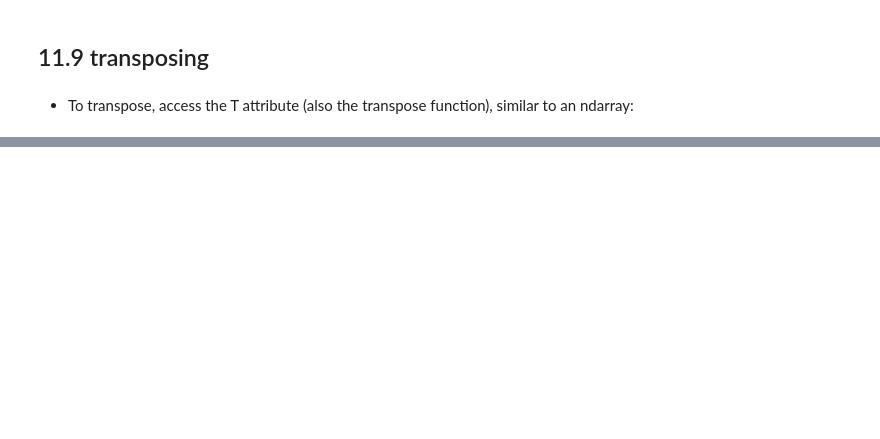
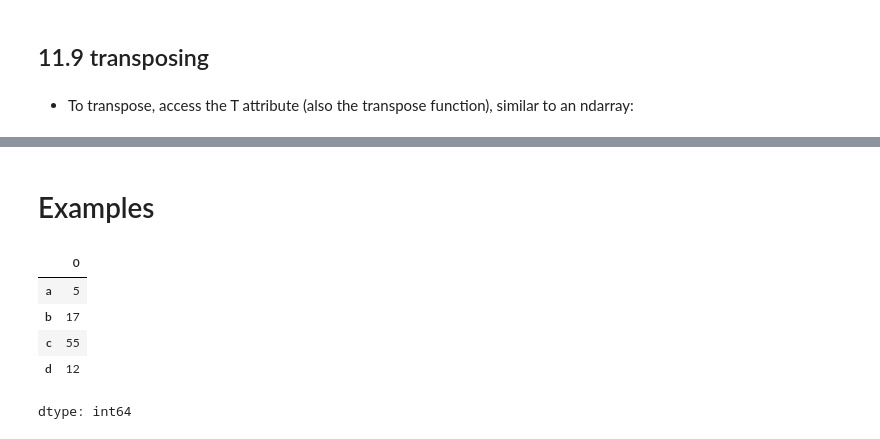
Before and after one commit to IAT-ExploringAI-2025/Week1-Intro-to-Python, a Jupyter notebook: Introduction_to_Python.ipynb, the cells around one changed output, grey strips where cells are left out. Saved outputs shown, nothing was run; the diff lists cells and outputs as text; code cells hidden in the pictures; blank space fills up the shorter version.

```diff
--- a/Introduction_to_Python.ipynb
+++ b/Introduction_to_Python.ipynb
@@ -1343,0 +1471,13 @@ df[:4].T
+# %% [markdown]
+<h1>Examples</h1>
+# %%
+gg = {'a': 5, 'b': 17, 'c':55, 'd':12}
+
+pd.Series(gg, index=['a','b','c','d'])
+# %% [output]
+|  | 0 |
+| a | 5 |
+| b | 17 |
+| c | 55 |
+| d | 12 |
+dtype: int64
```
Also changed, not shown: parts of 44 cells of this notebook.
